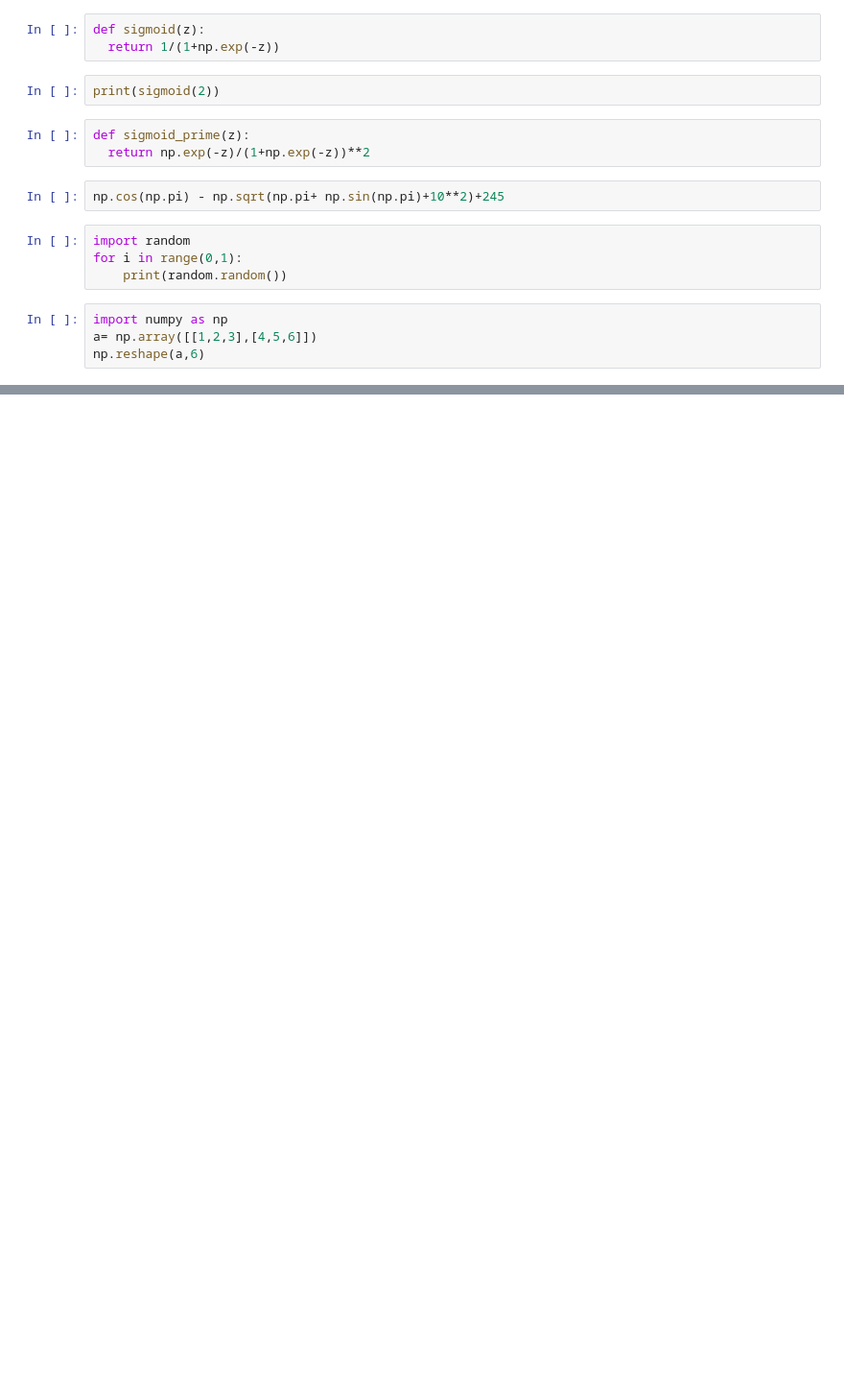
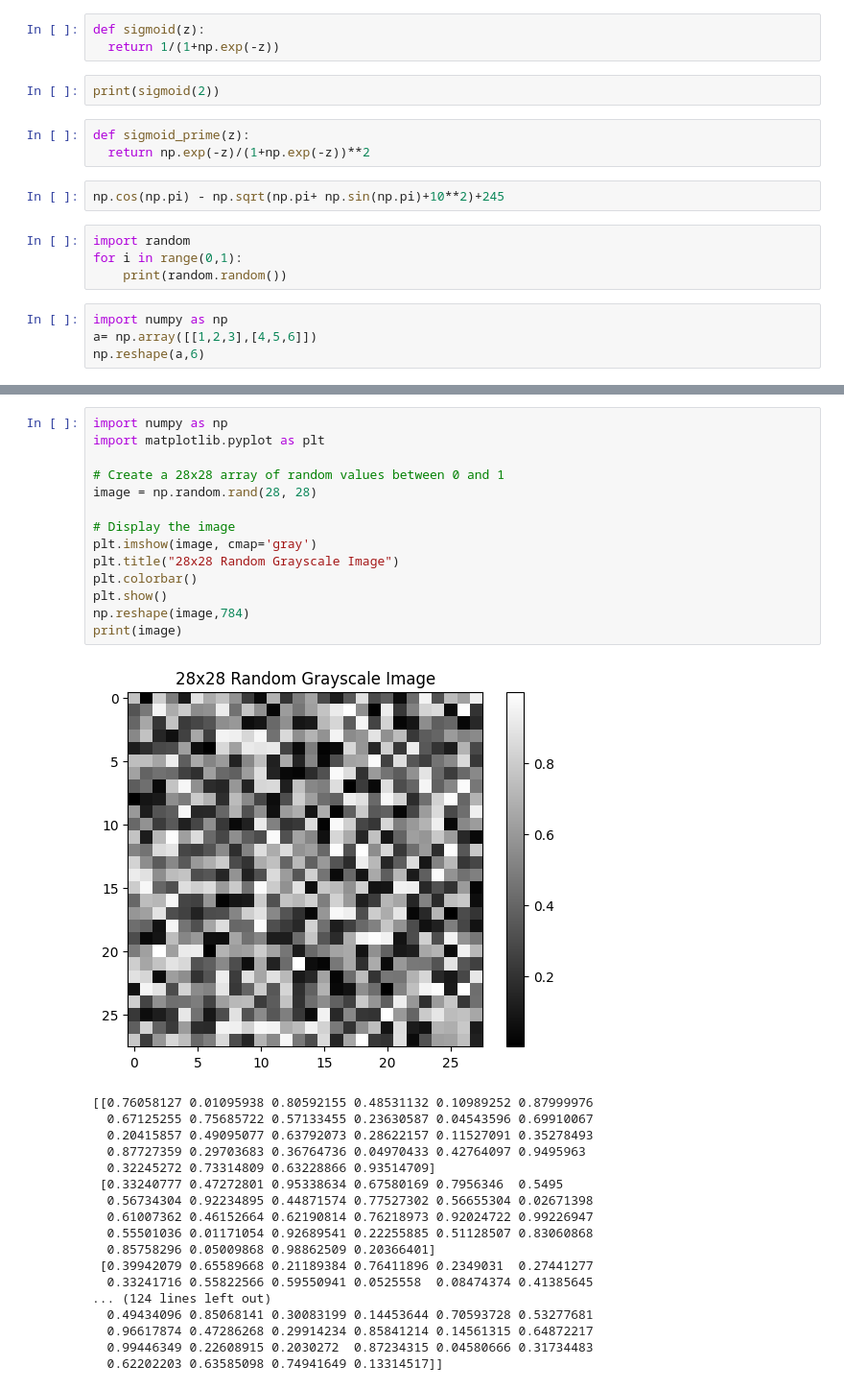
Before and after one commit to Steven-Ou/SP245-Python, a Jupyter notebook: hw1.ipynb, the cells around one changed output, grey strips where cells are left out. Shown at 96% size. Saved outputs shown, nothing was run; the diff lists cells and outputs as text; blank space fills up the shorter version.

```diff
--- a/hw1.ipynb
+++ b/hw1.ipynb
@@ -45,0 +62,33 @@ Matplotlib is building the font cache; this may take a moment.
+# %%
+import numpy as np
+import matplotlib.pyplot as plt
+
+# Create a 28x28 array of random values between 0 and 1
+image = np.random.rand(28, 28)
+
+# Display the image
+plt.imshow(image, cmap='gray')
+plt.title("28x28 Random Grayscale Image")
+plt.colorbar()
+plt.show()
+np.reshape(image,784)
+print(image)
+# %% [output]
+[figure, added]
+[[0.76058127 0.01095938 0.80592155 0.48531132 0.10989252 0.87999976
+  0.67125255 0.75685722 0.57133455 0.23630587 0.04543596 0.69910067
+  0.20415857 0.49095077 0.63792073 0.28622157 0.11527091 0.35278493
+  0.87727359 0.29703683 0.36764736 0.04970433 0.42764097 0.9495963
+  0.32245272 0.73314809 0.63228866 0.93514709]
+ [0.33240777 0.47272801 0.95338634 0.67580169 0.7956346  0.5495
+  0.56734304 0.92234895 0.44871574 0.77527302 0.56655304 0.02671398
+  0.61007362 0.46152664 0.62190814 0.76218973 0.92024722 0.99226947
+  0.55501036 0.01171054 0.92689541 0.22255885 0.51128507 0.83060868
+  0.85758296 0.05009868 0.98862509 0.20366401]
+ [0.39942079 0.65589668 0.21189384 0.76411896 0.2349031  0.27441277
+  0.33241716 0.55822566 0.59550941 0.0525558  0.08474374 0.41385645
+... (124 lines left out)
+  0.49434096 0.85068141 0.30083199 0.14453644 0.70593728 0.53277681
+  0.96617874 0.47286268 0.29914234 0.85841214 0.14561315 0.64872217
+  0.99446349 0.22608915 0.2030272  0.87234315 0.04580666 0.31734483
+  0.62202203 0.63585098 0.74941649 0.13314517]]
```
Also changed, not shown: parts of 1 cell of this notebook.
